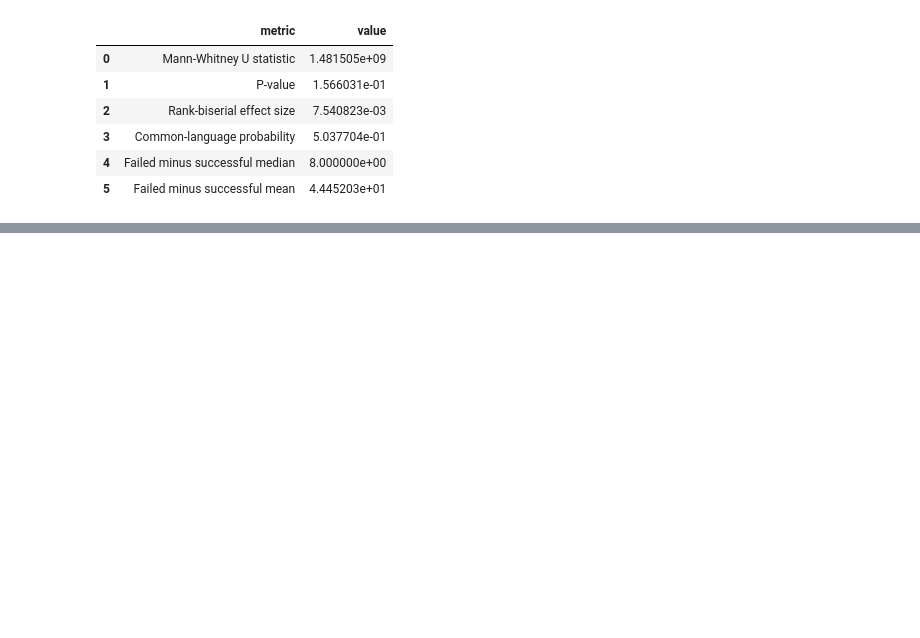
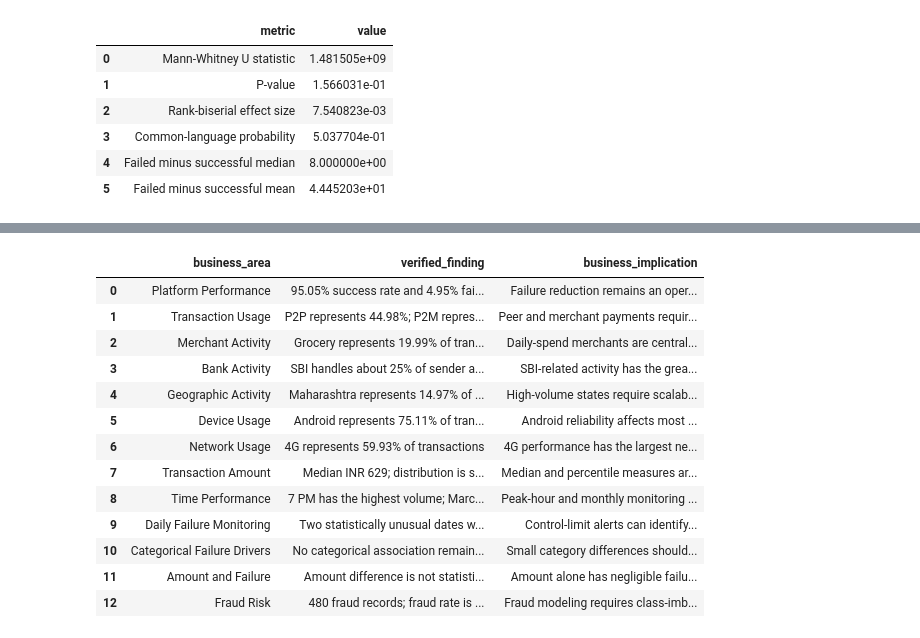
Before and after one commit to KaviyaVelmurugan/upi-transaction-intelligence-platform, a Jupyter notebook: notebooks/02_eda.ipynb, the cells around one changed output, grey strips where cells are left out. Saved outputs shown, nothing was run; the diff lists cells and outputs as text; code cells hidden in the pictures; blank space fills up the shorter version.

```diff
--- a/notebooks/02_eda.ipynb
+++ b/notebooks/02_eda.ipynb
@@ -3929,0 +3933,67 @@ amount_test_results
+# %%
+consolidated_business_insights = pd.DataFrame(
+    {
+        "business_area": [
+            "Platform Performance",
+            "Transaction Usage",
+            "Merchant Activity",
+            "Bank Activity",
+            "Geographic Activity",
+            "Device Usage",
+            "Network Usage",
+            "Transaction Amount",
+            "Time Performance",
+            "Daily Failure Monitoring",
+            "Categorical Failure Drivers",
+            "Amount and Failure",
+            "Fraud Risk"
+        ],
+        "verified_finding": [
+            "95.05% success rate and 4.95% failure rate",
+            "P2P represents 44.98%; P2M represents 35.06%",
+            "Grocery represents 19.99% of transactions",
+            "SBI handles about 25% of sender and receiver activity",
+            "Maharashtra represents 14.97% of sender activity",
+            "Android represents 75.11% of transactions",
+            "4G represents 59.93% of transactions",
+            "Median INR 629; distribution is strongly right-skewed",
+            "7 PM has the highest volume; March has the highest monthly failure rate",
+            "Two statistically unusual dates were detected",
+            "No categorical association remained significant after correction",
+            "Amount difference is not statistically significant",
+            "480 fraud records; fraud rate is 0.192%"
+        ],
+        "business_implication": [
+            "Failure reduction remains an operational opportunity",
+            "Peer and merchant payments require the greatest platform capacity",
+            "Daily-spend merchants are central to UPI usage",
+            "SBI-related activity has the greatest volume exposure",
+            "High-volume states require scalable monitoring",
+            "Android reliability affects most platform users",
+            "4G performance has the largest network-level exposure",
+            "Median and percentile measures are more representative than the mean",
+            "Peak-hour and monthly monitoring should guide operational staffing",
+            "Control-limit alerts can identify unusual deterioration",
+            "Small category differences should not be presented as global causes",
+            "Amount alone has negligible failure-prediction value",
+            "Fraud modeling requires class-imbalance-aware evaluation"
+        ]
+    }
+)
+
+consolidated_business_insights
+# %% [output]
+|  | business_area | verified_finding | business_implication |
+| 0 | Platform Performance | 95.05% success rate and 4.95% fai... | Failure reduction remains an oper... |
+| 1 | Transaction Usage | P2P represents 44.98%; P2M repres... | Peer and merchant payments requir... |
+| 2 | Merchant Activity | Grocery represents 19.99% of tran... | Daily-spend merchants are central... |
+| 3 | Bank Activity | SBI handles about 25% of sender a... | SBI-related activity has the grea... |
+| 4 | Geographic Activity | Maharashtra represents 14.97% of ... | High-volume states require scalab... |
+| 5 | Device Usage | Android represents 75.11% of tran... | Android reliability affects most ... |
+| 6 | Network Usage | 4G represents 59.93% of transactions | 4G performance has the largest ne... |
+| 7 | Transaction Amount | Median INR 629; distribution is s... | Median and percentile measures ar... |
+| 8 | Time Performance | 7 PM has the highest volume; Marc... | Peak-hour and monthly monitoring ... |
+| 9 | Daily Failure Monitoring | Two statistically unusual dates w... | Control-limit alerts can identify... |
+| 10 | Categorical Failure Drivers | No categorical association remain... | Small category differences should... |
+| 11 | Amount and Failure | Amount difference is not statisti... | Amount alone has negligible failu... |
+| 12 | Fraud Risk | 480 fraud records; fraud rate is ... | Fraud modeling requires class-imb... |
```
Also changed, not shown: parts of 3 cells of this notebook, 1 other file.
